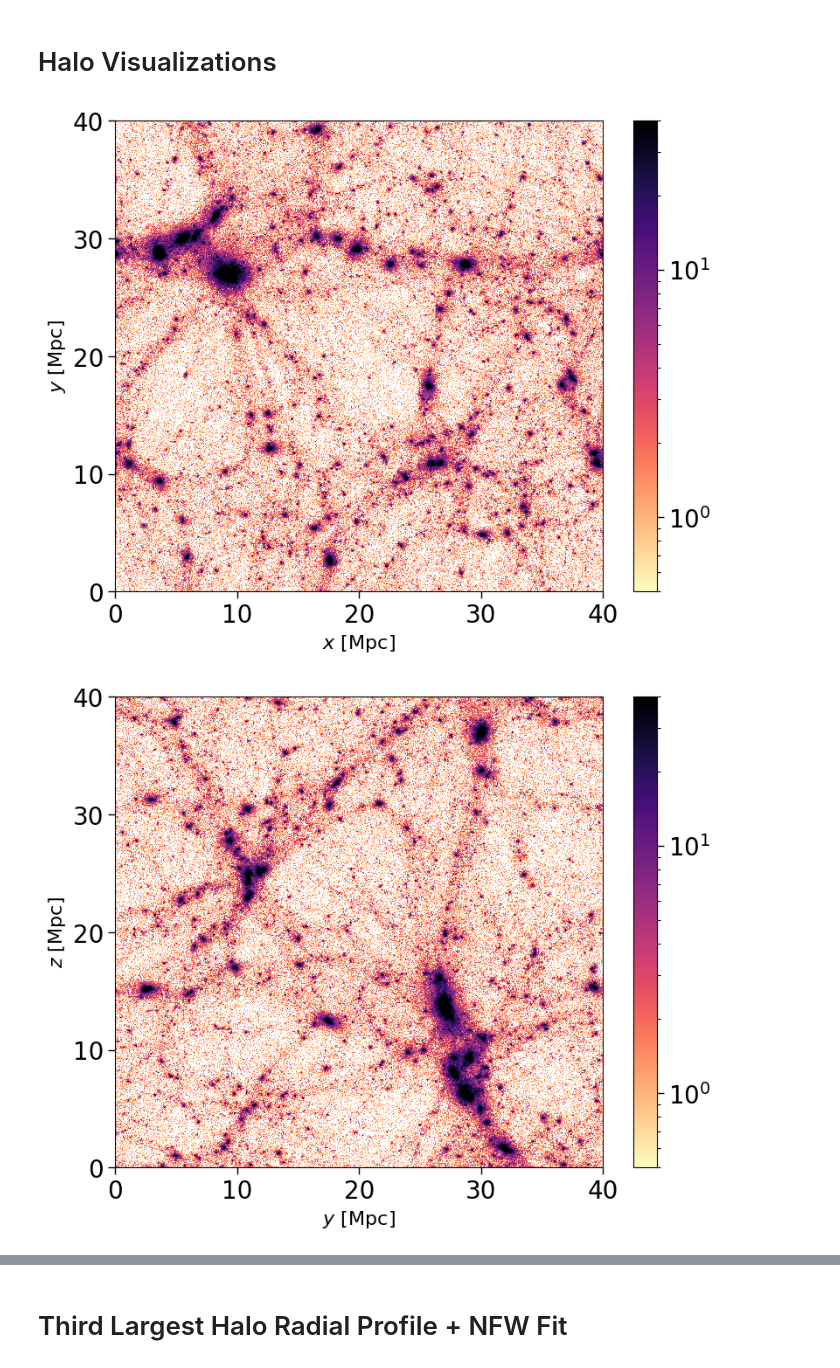
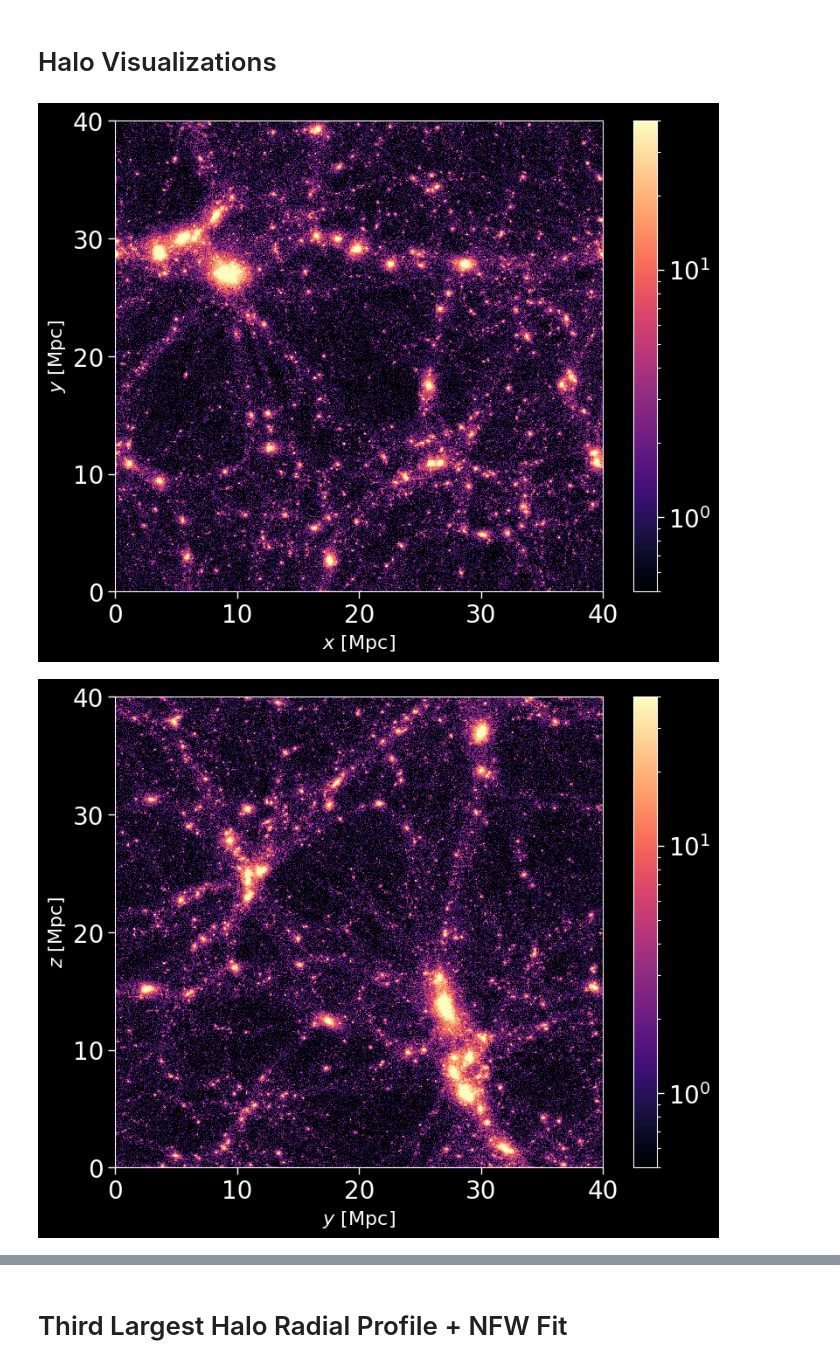
Before and after one commit to malinadesai/astroII_numproj, a Jupyter notebook: fof.ipynb, the cells around one changed output, grey strips where cells are left out. Drawn from its saved outputs; the diff is of its cells as text; code cells hidden in the pictures.

```diff
--- a/fof.ipynb
+++ b/fof.ipynb
@@ -31,6 +31,8 @@ plt.rcParams.update({
     'ytick.right': True,
 })
 
+plt.style.use('dark_background')
+
 FloatType = np.float64  # double precision: np.float64, for single use np.float32
 
 def read_gadget_snapshot(file_name):
@@ -172,27 +174,47 @@ plt.rcParams.update({
     'ytick.right': False,
 })
 
-plt.figure(figsize=(9, 7))
-plt.hist2d(x, y, bins = 1000,  norm=mpl.colors.LogNorm(vmin=0.5, vmax=40), cmap = 'magma_r')
-plt.xlabel('$x$ [Mpc]')
-plt.ylabel('$y$ [Mpc]')
+# plt.figure(figsize=(9, 7))
+# plt.hist2d(x, y, bins = 1000,  norm=mpl.colors.LogNorm(vmin=0.5, vmax=40), cmap = 'magma_r')
+# plt.xlabel('$x$ [Mpc]')
+# plt.ylabel('$y$ [Mpc]')
+# plt.colorbar()
+# plt.xticks([0,10,20,30,40])
+# plt.yticks([0,10,20,30,40])
+# # plt.savefig('figures/structure_map.png', dpi=200, transparent=True)
+# plt.show()
+
+fig, ax = plt.subplots(nrows=1, ncols=1, figsize=(9,7))
+ax.set_facecolor('k')
+plt.hist2d(x, y, bins = 1000,  norm=mpl.colors.LogNorm(vmin=0.5, vmax=40), cmap = 'magma')
+ax.set_xlabel('$x$ [Mpc]')
+ax.set_ylabel('$y$ [Mpc]')
+ax.set_xticks([0,10,20,30,40])
+ax.set_yticks([0,10,20,30,40])
 plt.colorbar()
-plt.xticks([0,10,20,30,40])
-plt.yticks([0,10,20,30,40])
-# plt.savefig('figures/structure_map.png', dpi=200, transparent=True)
 plt.show()
 # %% [output]
-[figure, old version]
+[figure, new version]
 # %%
-plt.figure(figsize=(9,7))
-plt.hist2d(y, z, bins = 1000,  norm=mpl.colors.LogNorm(vmin=0.5, vmax=40), cmap ='magma_r')
-plt.xlabel('$y$ [Mpc]')
-plt.ylabel('$z$ [Mpc]')
-plt.xticks([0,10,20,30,40])
-plt.yticks([0,10,20,30,40])
+# plt.figure(figsize=(9,7))
+# plt.hist2d(y, z, bins = 1000,  norm=mpl.colors.LogNorm(vmin=0.5, vmax=40), cmap ='magma_r')
+# plt.xlabel('$y$ [Mpc]')
+# plt.ylabel('$z$ [Mpc]')
+# plt.xticks([0,10,20,30,40])
+# plt.yticks([0,10,20,30,40])
+# plt.colorbar()
+# # plt.savefig('figures/structure_map.png', dpi=200, transparent=True)
+# plt.show()
+
+fig, ax = plt.subplots(nrows=1, ncols=1, figsize=(9,7))
+ax.set_facecolor('k')
+plt.hist2d(y, z, bins = 1000,  norm=mpl.colors.LogNorm(vmin=0.5, vmax=40), cmap ='magma')
+ax.set_xlabel('$y$ [Mpc]')
+ax.set_ylabel('$z$ [Mpc]')
+ax.set_xticks([0,10,20,30,40])
+ax.set_yticks([0,10,20,30,40])
 plt.colorbar()
-# plt.savefig('figures/structure_map.png', dpi=200, transparent=True)
 plt.show()
 # %% [output]
-[figure, old version]
+[figure, new version]
 # %%
```
Also changed, not shown: parts of 16 cells of this notebook.
